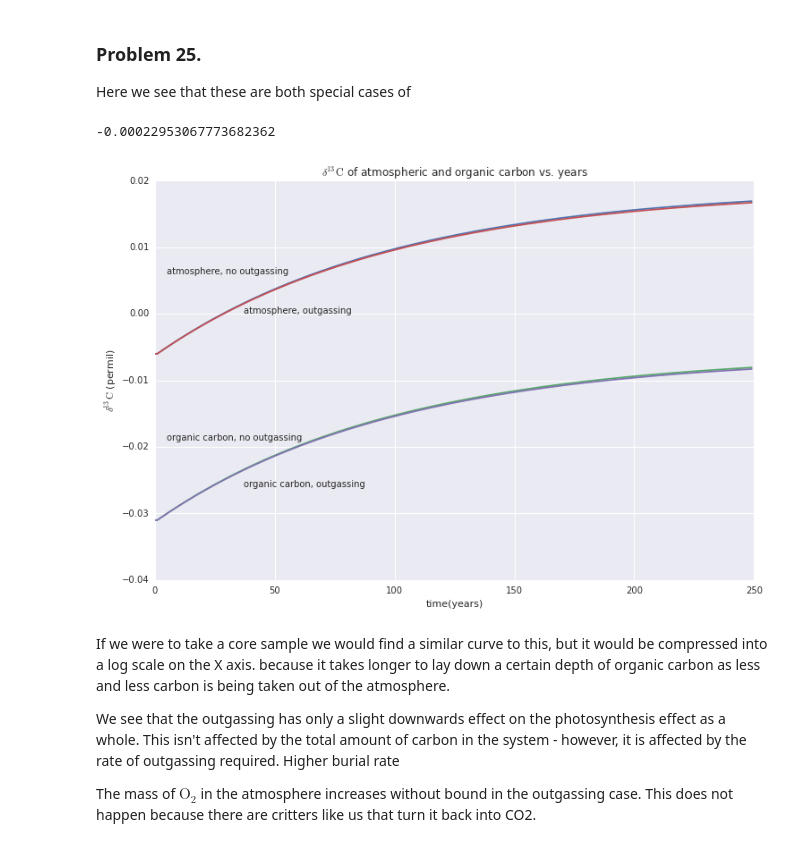
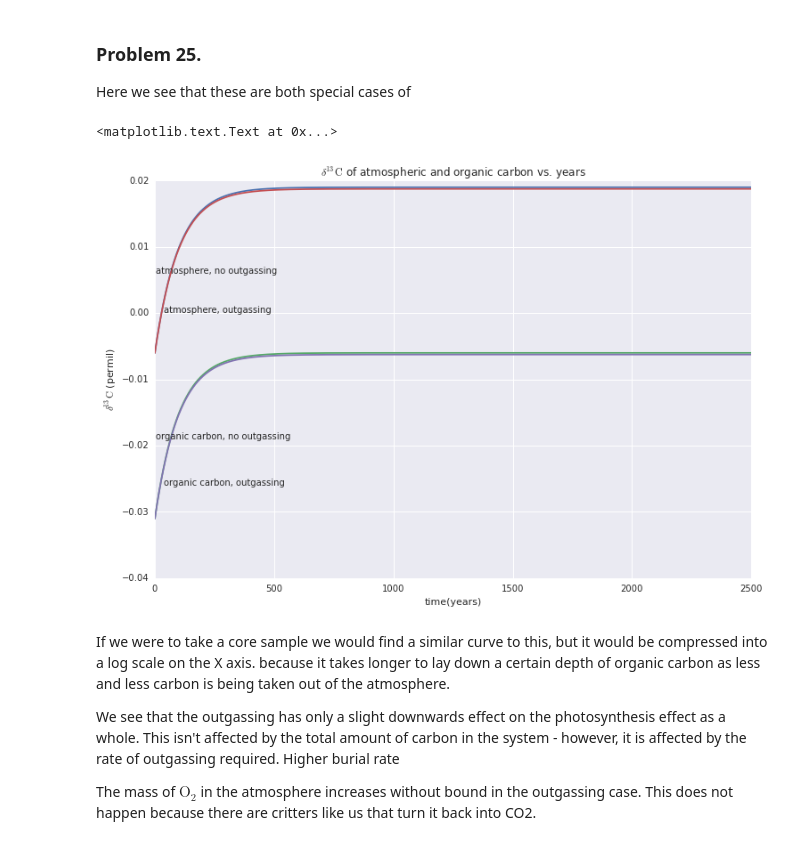
Before and after one commit to jdangerx/planetaryclimate, a Jupyter notebook: ch1.ipynb, the cells around one changed output. Drawn from its saved outputs; the diff is of its cells as text; code cells hidden in the pictures.

```diff
--- a/ch1.ipynb
+++ b/ch1.ipynb
@@ -980,37 +961,37 @@ def problem25(outgas_rate, ntimesteps, photosynthesis_rate=0.01):
     d_org = d_outgas - 0.025
     d_atms = [d_outgas]
     d_orgs = [d_org]
     for t in range(ntimesteps):
         d_atm_t = d_source_of_t(-0.025, d_outgas, 1 - photosynthesis_rate, t)
         #outgassing adjustment
         d = (1 - outgas_rate) * d_atm_t + outgas_rate * d_outgas
         d_atms.append(d)
 
         d_org_t = d_atms[-1] - 0.025
         d_orgs.append(d_org_t)
     # print(d_atms[-1], d_orgs[-1])
     return d_atms, d_orgs
 
 # no outgassing
-timesteps = 250
+timesteps = 2500
 d_atms_no_out, d_orgs_no_out = problem25(0, timesteps)
-d_atms, d_orgs = problem25(0.01, timesteps)
+d_atms, d_orgs = problem25(0.01, timesteps, photosynthesis_rate=0.01)
 
 plt.figure(figsize=(12, 8))
 plt.title("$\delta^{13}\mathrm{C}$ of atmospheric and organic carbon vs. years")
 plt.xlabel("time(years)")
 plt.ylabel("$\delta^{13}\mathrm{C}$ (permil)")
 plt.plot(range(timesteps), d_atms_no_out[:-1])
 plt.text(5, 0.006, "atmosphere, no outgassing")
 plt.plot(range(timesteps), d_orgs_no_out[:-1])
 plt.text(5, -0.019, "organic carbon, no outgassing")
 plt.plot(range(timesteps), d_atms[:-1])
 plt.text(37, 0, "atmosphere, outgassing")
 plt.plot(range(timesteps), d_orgs[:-1])
 plt.text(37, -0.026, "organic carbon, outgassing")
 # %% [output]
--0.00022953067773682362
+<matplotlib.text.Text at 0x...>
-[figure, old version]
+[figure, new version]
 # %% [markdown]
 If we were to take a core sample we would find a similar curve to
 this, but it would be compressed into a log scale on the X
```
Also changed, not shown: parts of 8 cells of this notebook.
